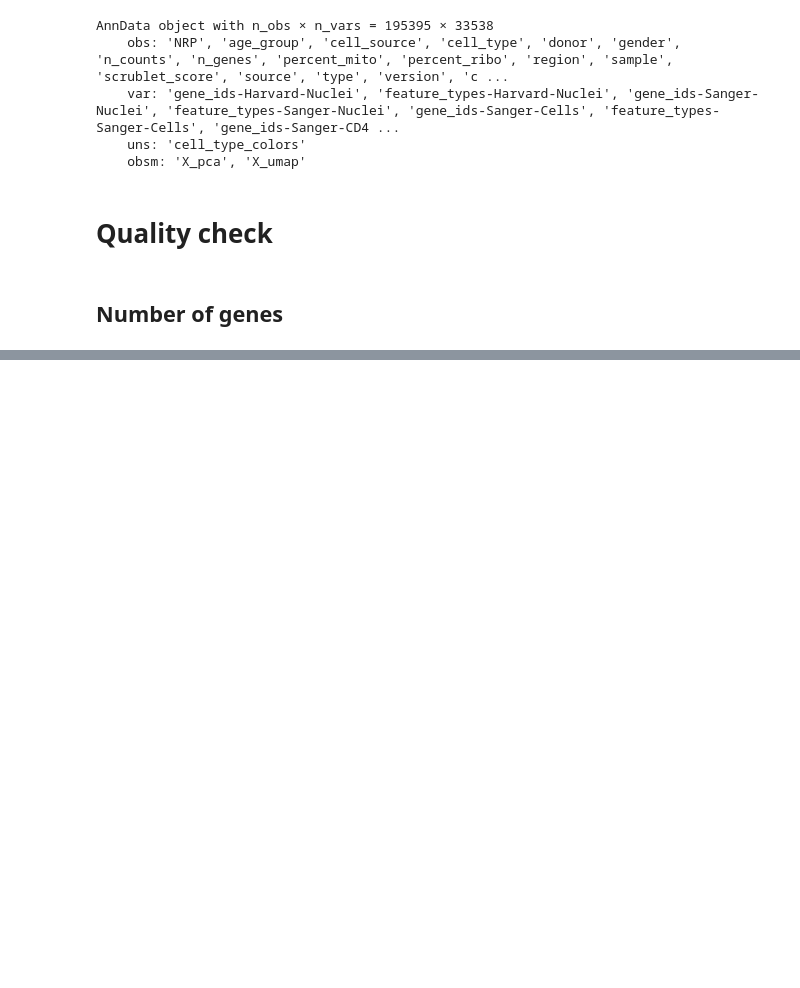
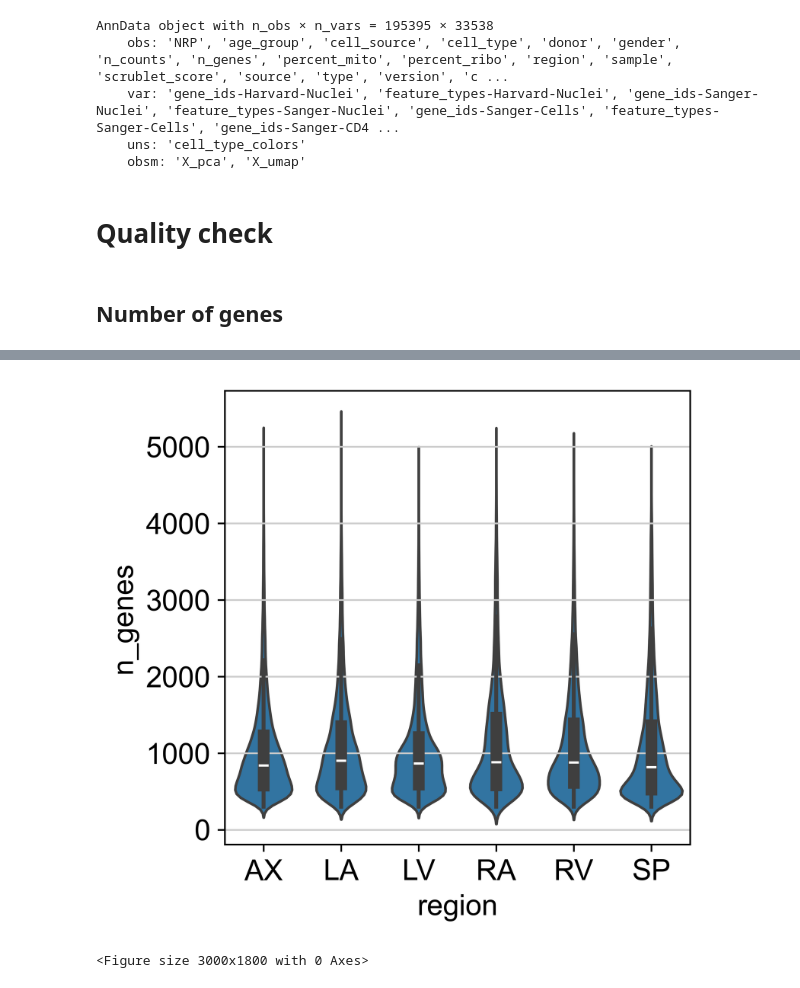
Before and after one commit to Talavera-Lopez-Lab/Heart_Vascular, a Jupyter notebook: Reading_files/vascular-pp.ipynb, the cells around one changed output, grey strips where cells are left out. Cells and saved outputs as stored; diff of their text form; code cells hidden in the pictures; blank space fills up the shorter version.

Commit message:
n_genes-graph

```diff
--- a/Reading_files/vascular-pp.ipynb
+++ b/Reading_files/vascular-pp.ipynb
@@ -49,0 +50,7 @@ The `scale` parameter has been renamed and will be removed in v0.15.0. Pass `den
+# %%
+sns.violinplot(x='region', y='n_genes', data=vascular.obs, fill= 'region')
+plt.figure(figsize=(10, 6))
+plt.show()
+# %% [output]
+[figure, added]
+<Figure size 3000x1800 with 0 Axes>
```
Also changed, not shown: parts of 3 cells of this notebook.
